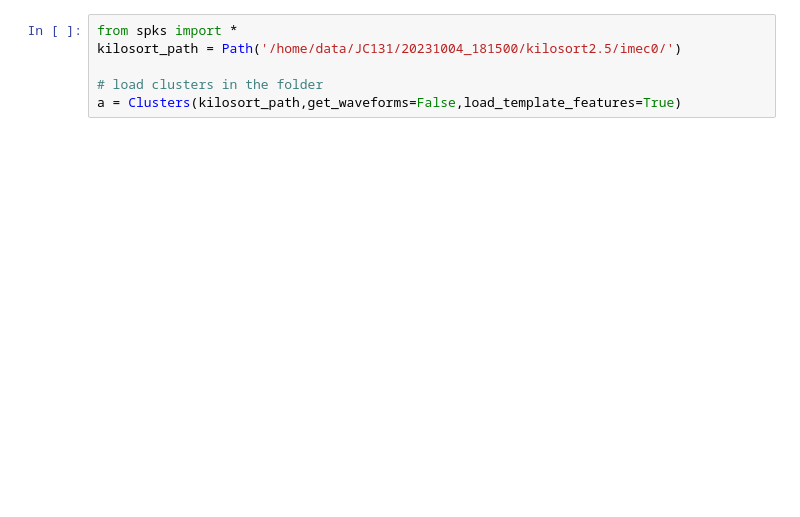
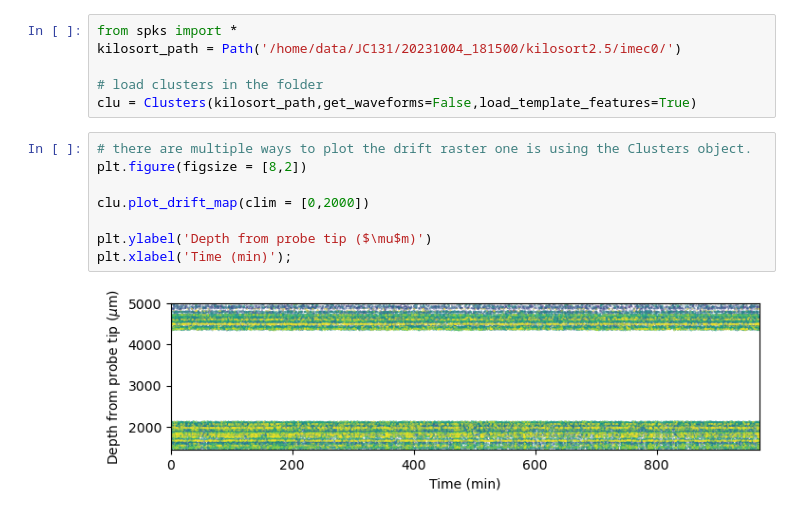
Before and after one commit to spkware/spks, a Jupyter notebook: notebooks/plot_drift_map.ipynb, the cells around one changed output. Cells and saved outputs as stored; diff of their text form; blank space fills up the shorter version.

```diff
--- a/notebooks/plot_drift_map.ipynb
+++ b/notebooks/plot_drift_map.ipynb
@@ -3,7 +3,17 @@ from spks import *
 kilosort_path = Path('/home/data/JC131/20231004_181500/kilosort2.5/imec0/')
 
 # load clusters in the folder
-a = Clusters(kilosort_path,get_waveforms=False,load_template_features=True)
+clu = Clusters(kilosort_path,get_waveforms=False,load_template_features=True)
+# %%
+# there are multiple ways to plot the drift raster one is using the Clusters object.
+plt.figure(figsize = [8,2])
+
+clu.plot_drift_map(clim = [0,2000])
+
+plt.ylabel('Depth from probe tip ($\mu$m)')
+plt.xlabel('Time (min)');
+# %% [output]
+[figure, added]
 # %%
 # this is not really needed because the flag  load_template_features=True already did this
 # but used to recompute the depths if something changed
```
Also changed, not shown: parts of 2 cells of this notebook, 2 other files.
